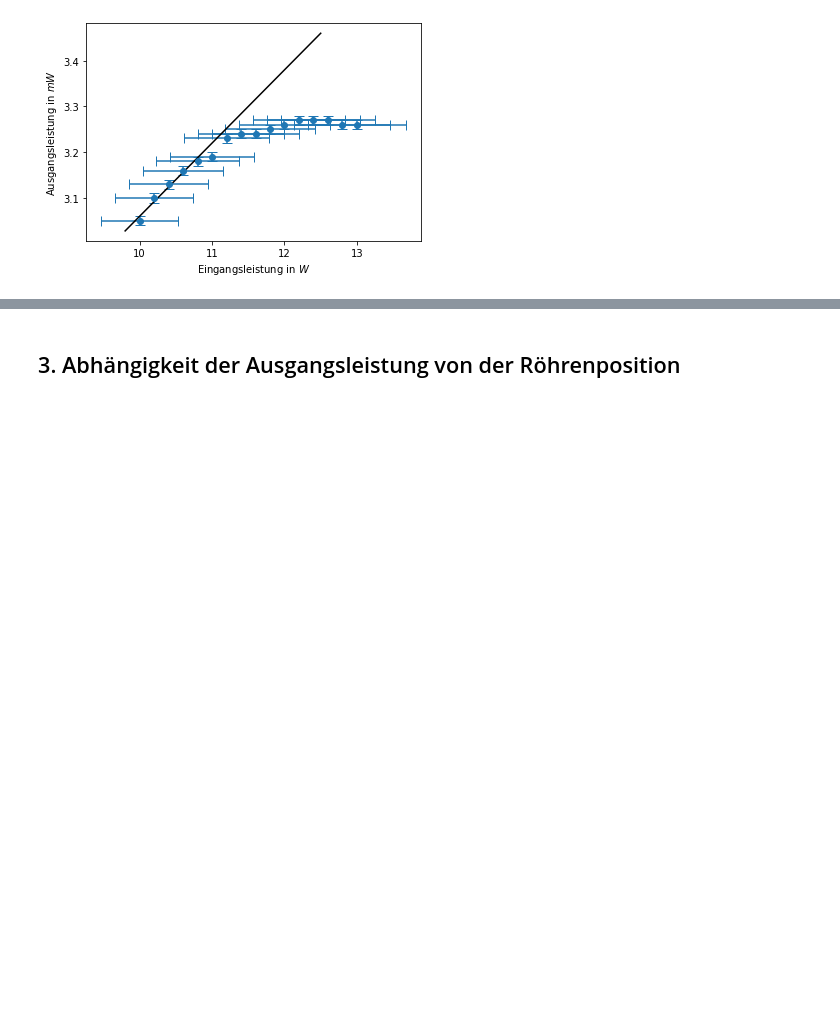
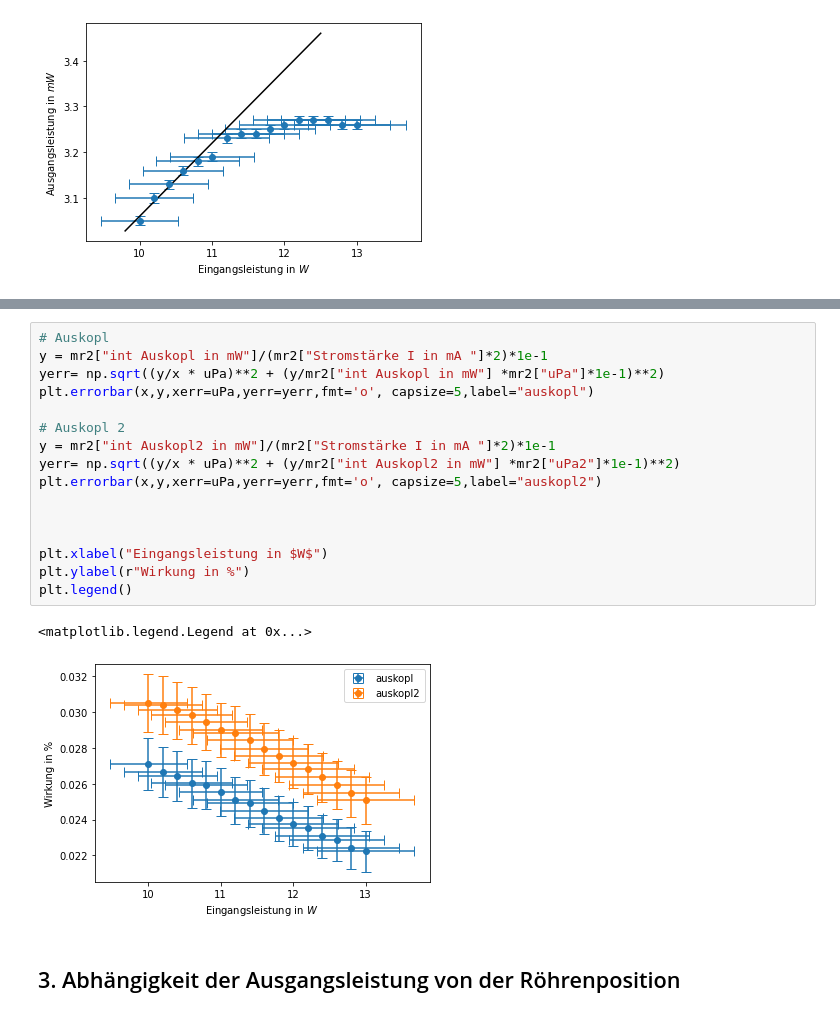
Before and after one commit to emhl/FP1, a Jupyter notebook: HeNe-Laser.ipynb, the cells around one changed output, grey strips where cells are left out. Saved outputs shown, nothing was run; the diff lists cells and outputs as text; blank space fills up the shorter version.

```diff
--- a/HeNe-Laser.ipynb
+++ b/HeNe-Laser.ipynb
@@ -145,3 +157,22 @@ Text(0, 0.5, 'Ausgangsleistung in $mW$')
+# %%
+# Auskopl
+y = mr2["int Auskopl in mW"]/(mr2["Stromstärke I in mA "]*2)*1e-1
+yerr= np.sqrt((y/x * uPa)**2 + (y/mr2["int Auskopl in mW"] *mr2["uPa"]*1e-1)**2)
+plt.errorbar(x,y,xerr=uPa,yerr=yerr,fmt='o', capsize=5,label="auskopl")
+
+# Auskopl 2
+y = mr2["int Auskopl2 in mW"]/(mr2["Stromstärke I in mA "]*2)*1e-1
+yerr= np.sqrt((y/x * uPa)**2 + (y/mr2["int Auskopl2 in mW"] *mr2["uPa2"]*1e-1)**2)
+plt.errorbar(x,y,xerr=uPa,yerr=yerr,fmt='o', capsize=5,label="auskopl2")
+
+
+
+plt.xlabel("Eingangsleistung in $W$")
+plt.ylabel(r"Wirkung in %")
+plt.legend()
+# %% [output]
+<matplotlib.legend.Legend at 0x...>
+[figure, added]
 # %% [markdown]
 ## 3. Abhängigkeit der Ausgangsleistung von der Röhrenposition
 # %% [markdown]
```
Also changed, not shown: parts of 7 cells of this notebook.
